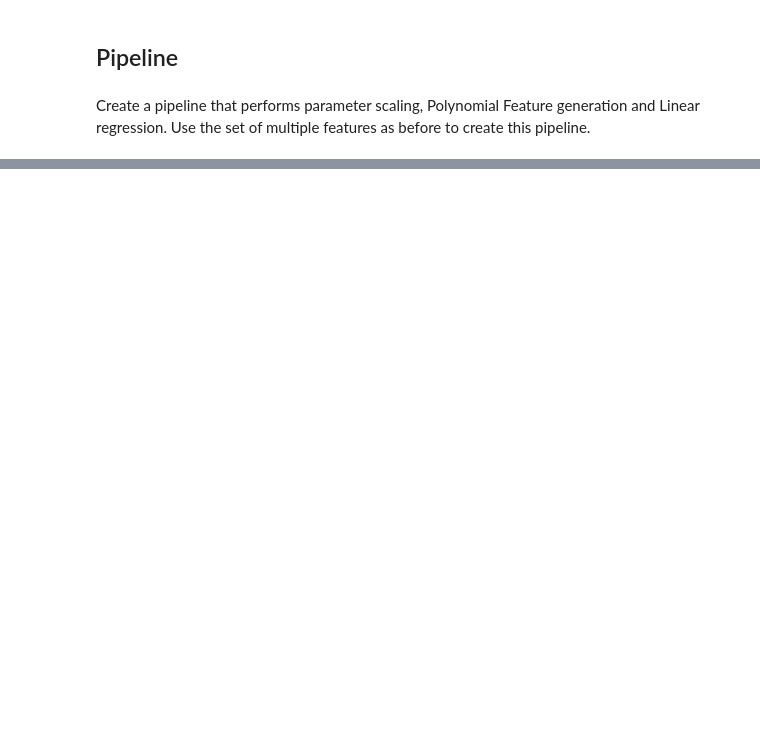
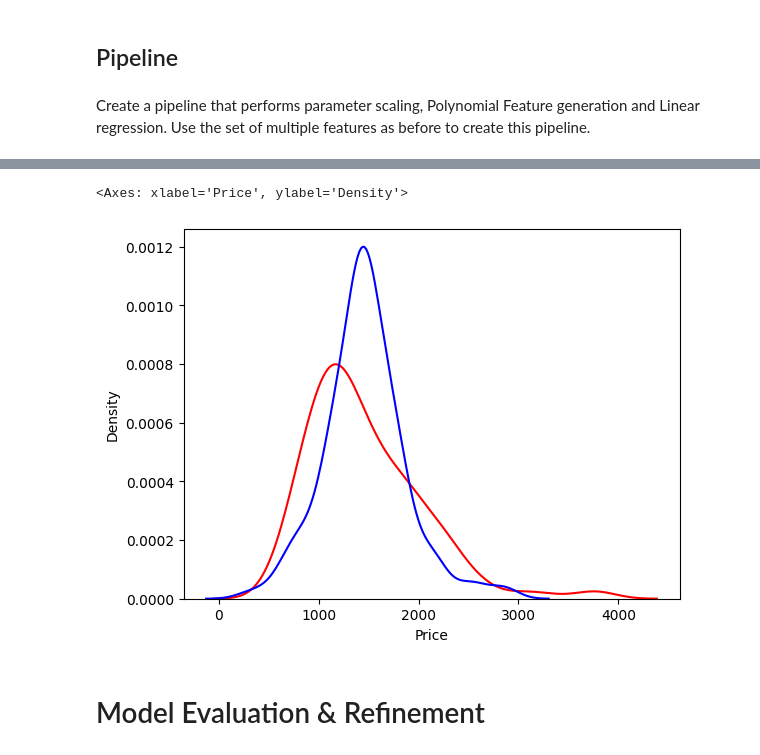
Before and after one commit to schonsnatan/Data-Analysis-Laptops, a Jupyter notebook: project.ipynb, the cells around one changed output, grey strips where cells are left out. Saved outputs shown, nothing was run; the diff lists cells and outputs as text; code cells hidden in the pictures; blank space fills up the shorter version.

Commit message:
refinement model

```diff
--- a/project.ipynb
+++ b/project.ipynb
@@ -584,0 +589,10 @@ R^2 for multi-variable polynomial pipeline is:  0.633182335372197
+# %%
+import seaborn as sns
+
+ax1 = sns.distplot(df['Price'], hist=False, color='r', label='Actual Value')
+sns.distplot(Y_hat_mlr, hist=False, color='b', label='Fitted Values', ax=ax1)
+# %% [output]
+<Axes: xlabel='Price', ylabel='Density'>
+[figure, added]
+# %% [markdown]
+# Model Evaluation & Refinement
```
Also changed, not shown: parts of 18 cells of this notebook.
